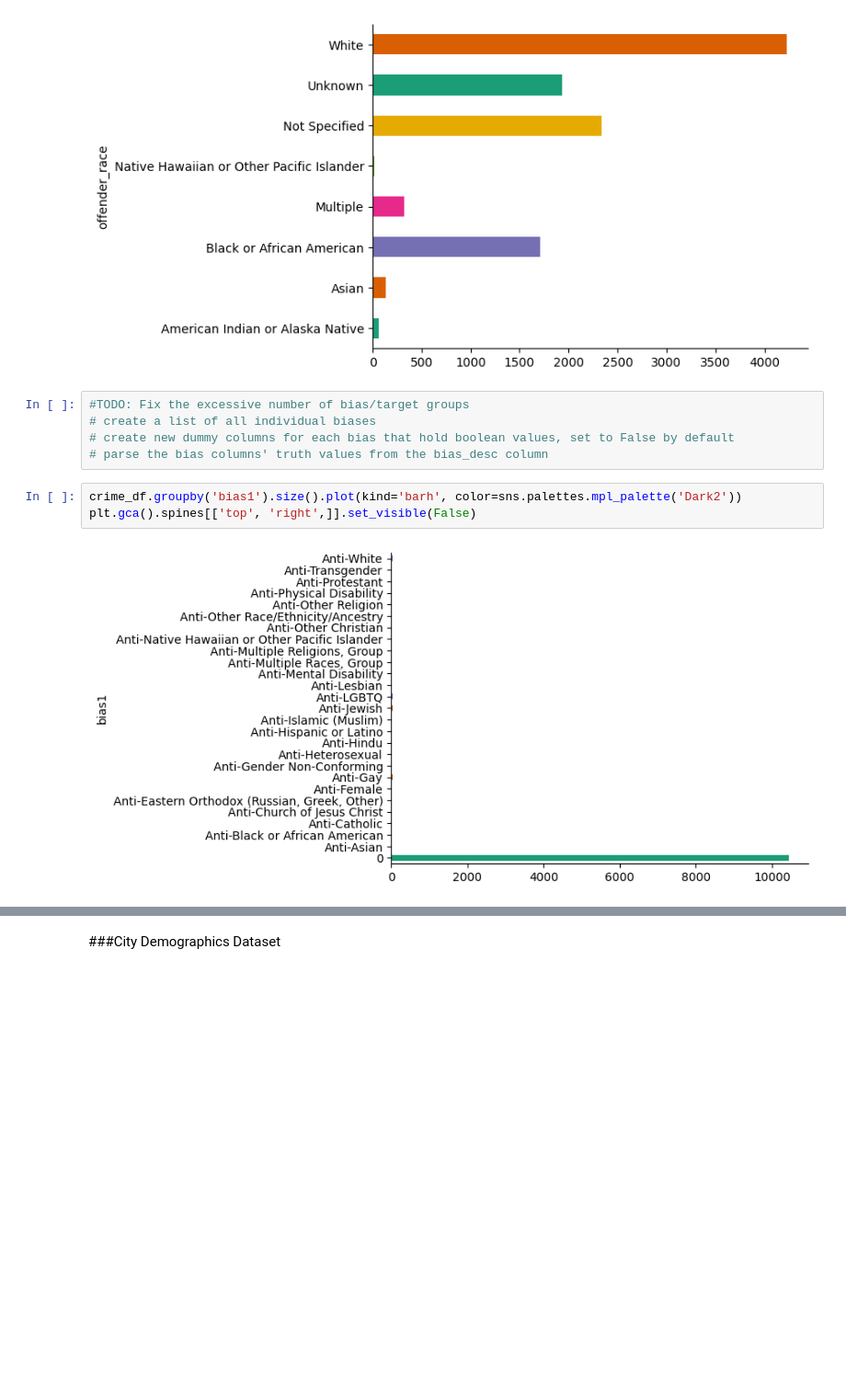
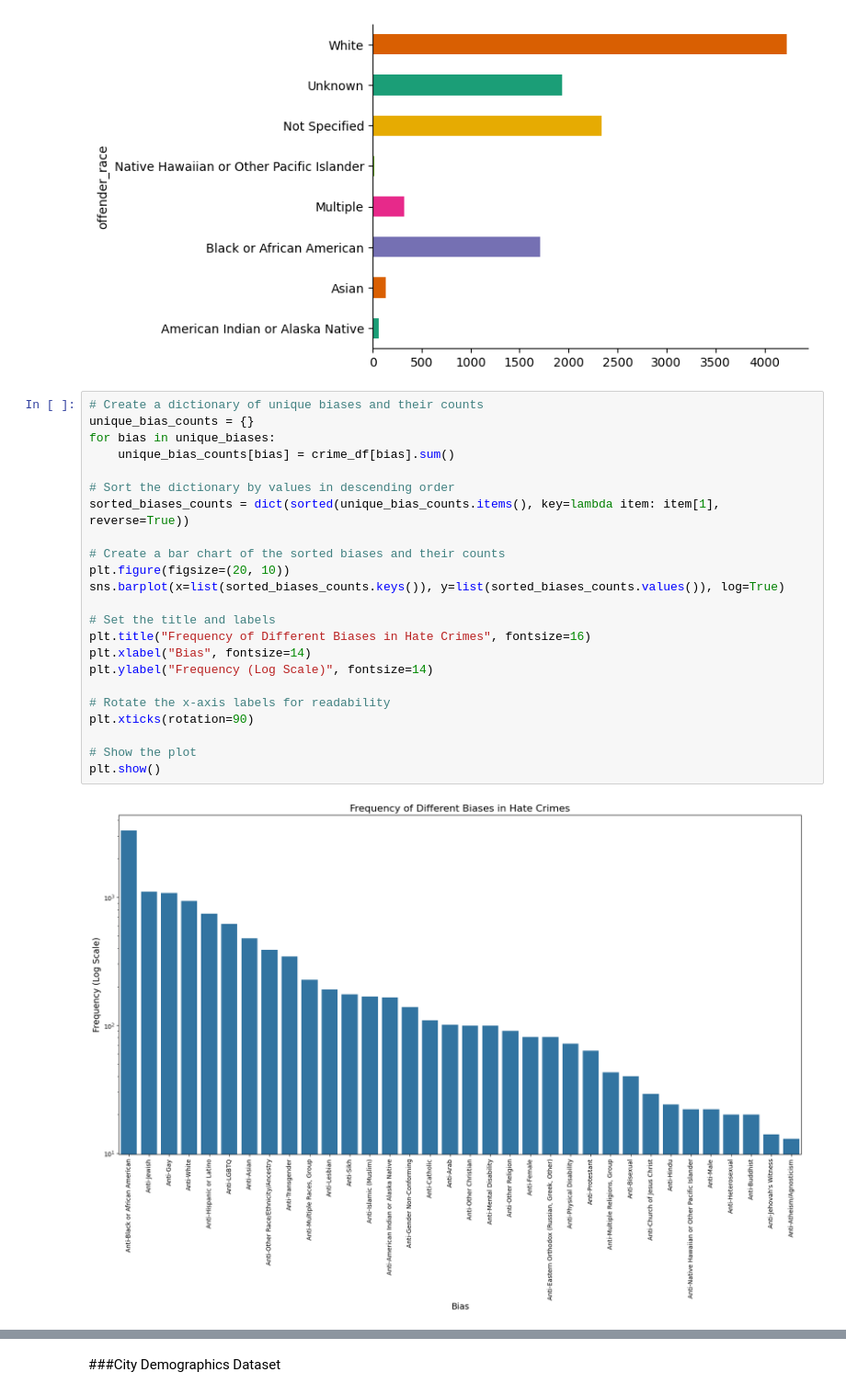
Before and after one commit to IsaacFigNewton/Analyzing-Hate-Crime-Data, a Jupyter notebook: Hate_Crime_Data_Exploration.ipynb, the cells around one changed output, grey strips where cells are left out. Shown at 92% size. Saved outputs shown, nothing was run; the diff lists cells and outputs as text; blank space fills up the shorter version.

```diff
--- a/Hate_Crime_Data_Exploration.ipynb
+++ b/Hate_Crime_Data_Exploration.ipynb
@@ -323,14 +332,29 @@ crime_df.groupby('offender_race').size().plot(kind='barh', color=sns.palettes.mp
 plt.gca().spines[['top', 'right',]].set_visible(False)
 # %% [output]
 [figure]
-# %%
-#TODO: Fix the excessive number of bias/target groups
-# create a list of all individual biases
-# create new dummy columns for each bias that hold boolean values, set to False by default
-# parse the bias columns' truth values from the bias_desc column
-# %%
-crime_df.groupby('bias1').size().plot(kind='barh', color=sns.palettes.mpl_palette('Dark2'))
-plt.gca().spines[['top', 'right',]].set_visible(False)
-# %% [output]
-[figure, removed]
+# %%
+# Create a dictionary of unique biases and their counts
+unique_bias_counts = {}
+for bias in unique_biases:
+    unique_bias_counts[bias] = crime_df[bias].sum()
+
+# Sort the dictionary by values in descending order
+sorted_biases_counts = dict(sorted(unique_bias_counts.items(), key=lambda item: item[1], reverse=True))
+
+# Create a bar chart of the sorted biases and their counts
+plt.figure(figsize=(20, 10))
+sns.barplot(x=list(sorted_biases_counts.keys()), y=list(sorted_biases_counts.values()), log=True)
+
+# Set the title and labels
+plt.title("Frequency of Different Biases in Hate Crimes", fontsize=16)
+plt.xlabel("Bias", fontsize=14)
+plt.ylabel("Frequency (Log Scale)", fontsize=14)
+
+# Rotate the x-axis labels for readability
+plt.xticks(rotation=90)
+
+# Show the plot
+plt.show()
+# %% [output]
+[figure, added]
 # %%
```
Also changed, not shown: parts of 17 cells of this notebook.
